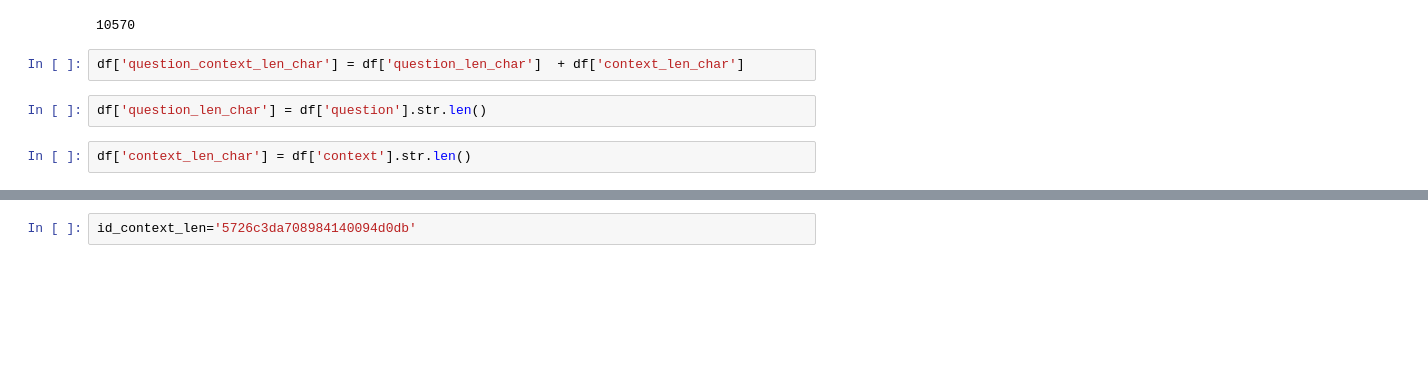
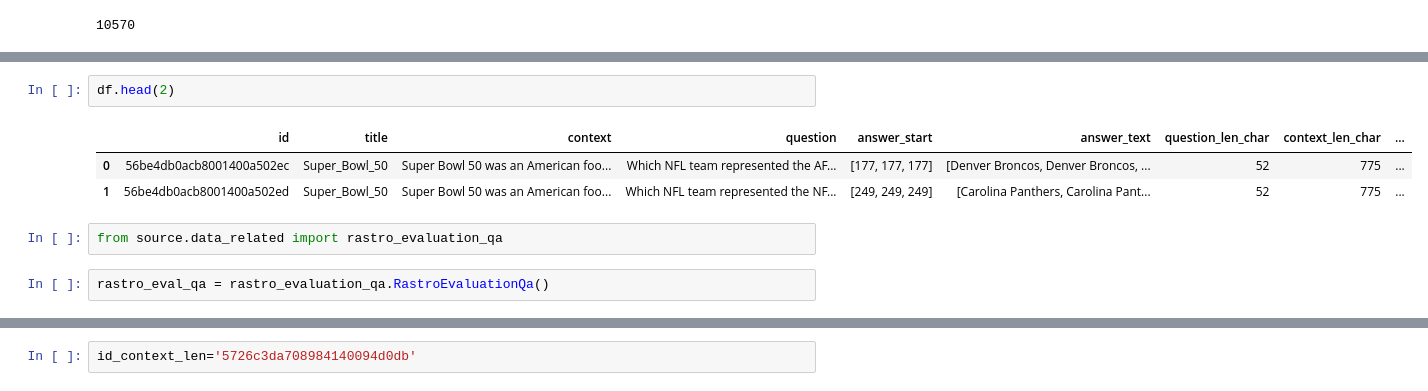
Before and after one commit to marcusborela/exqa-complearning, a Jupyter notebook: source/data_related/explore_dataset_format.ipynb, the cells around one changed output, grey strips where cells are left out. Saved outputs shown, nothing was run; the diff lists cells and outputs as text; blank space fills up the shorter version.

```diff
--- a/source/data_related/explore_dataset_format.ipynb
+++ b/source/data_related/explore_dataset_format.ipynb
@@ -42,9 +42,3 @@ df = vdataset.df
 len(df)
 # %% [output]
 10570
-# %%
-df['question_context_len_char'] = df['question_len_char']  + df['context_len_char']
-# %%
-df['question_len_char'] = df['question'].str.len()
-# %%
-df['context_len_char'] = df['context'].str.len()
@@ -62,0 +45,10 @@ Name: context_len_char, dtype: float64
+# %%
+df.head(2)
+# %% [output]
+|  | id | title | context | question | answer_start | answer_text | question_len_char | context_len_char | ... |
+| 0 | 56be4db0acb8001400a502ec | Super_Bowl_50 | Super Bowl 50 was an American foo... | Which NFL team represented the AF... | [177, 177, 177] | [Denver Broncos, Denver Broncos, ... | 52 | 775 | ... |
+| 1 | 56be4db0acb8001400a502ed | Super_Bowl_50 | Super Bowl 50 was an American foo... | Which NFL team represented the NF... | [249, 249, 249] | [Carolina Panthers, Carolina Pant... | 52 | 775 | ... |
+# %%
+from source.data_related import rastro_evaluation_qa
+# %%
+rastro_eval_qa = rastro_evaluation_qa.RastroEvaluationQa()
```
Also changed, not shown: parts of 11 cells of this notebook, 1 other file.
